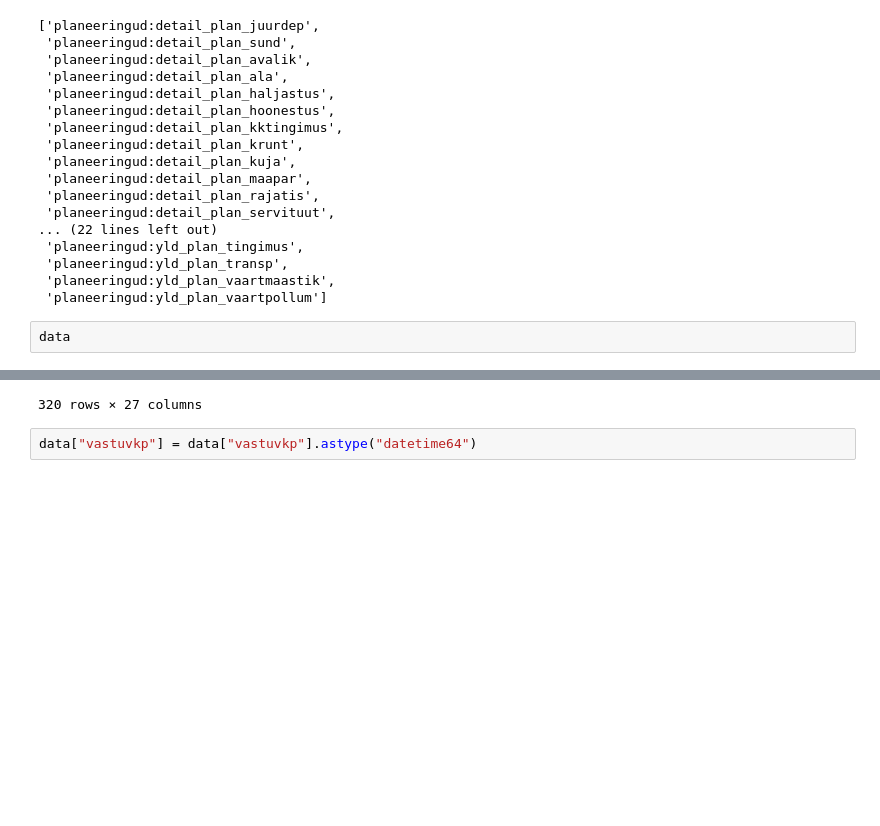
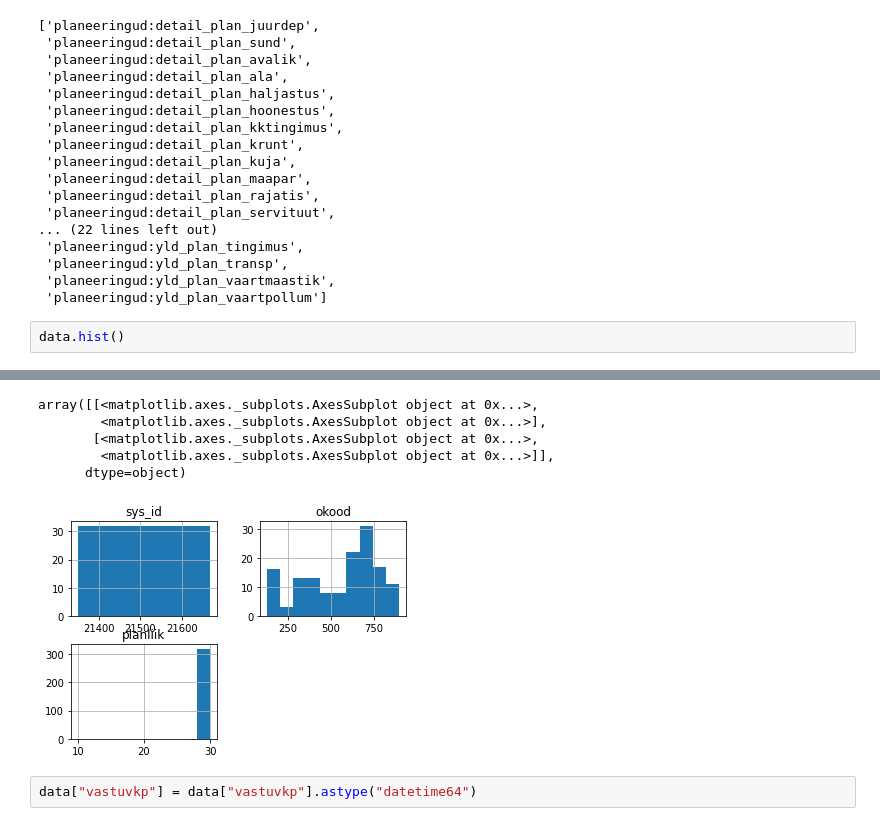
Before and after one commit to taavip/MAPlaneeringud, a Jupyter notebook: plan_analyys.ipynb, the cells around one changed output, grey strips where cells are left out. Cells and saved outputs as stored; diff of their text form; blank space fills up the shorter version.

```diff
--- a/plan_analyys.ipynb
+++ b/plan_analyys.ipynb
@@ -100,5 +100,5 @@ layers
  'planeeringud:yld_plan_vaartmaastik',
  'planeeringud:yld_plan_vaartpollum']
 # %%
-data
+data.hist()
 # %% [output]
@@ -117,4 +105,9 @@ data
-320 rows × 27 columns
+array([[<matplotlib.axes._subplots.AxesSubplot object at 0x...>,
+        <matplotlib.axes._subplots.AxesSubplot object at 0x...>],
+       [<matplotlib.axes._subplots.AxesSubplot object at 0x...>,
+        <matplotlib.axes._subplots.AxesSubplot object at 0x...>]],
+      dtype=object)
+[figure, added]
 # %%
 data["vastuvkp"] = data["vastuvkp"].astype("datetime64")
 # %%
```
Also changed, not shown: parts of 5 cells of this notebook.
